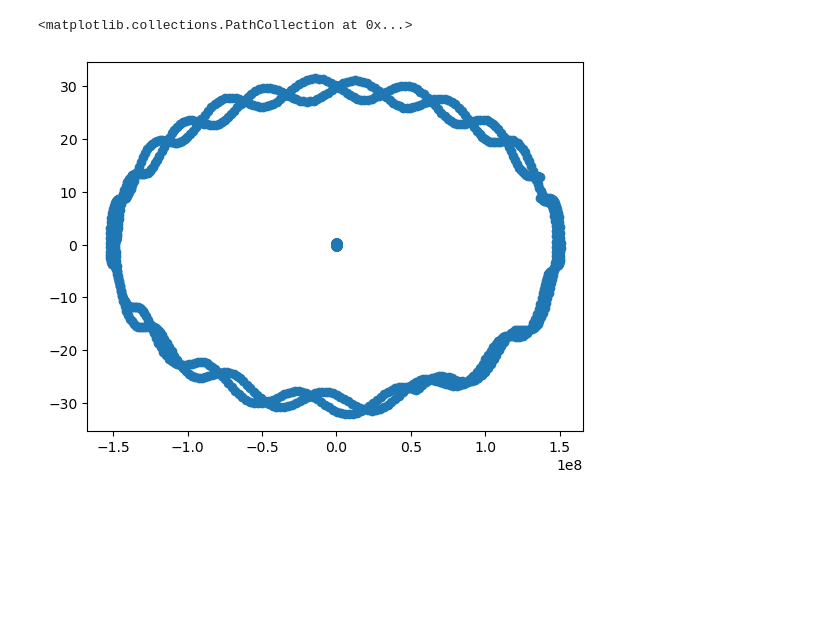
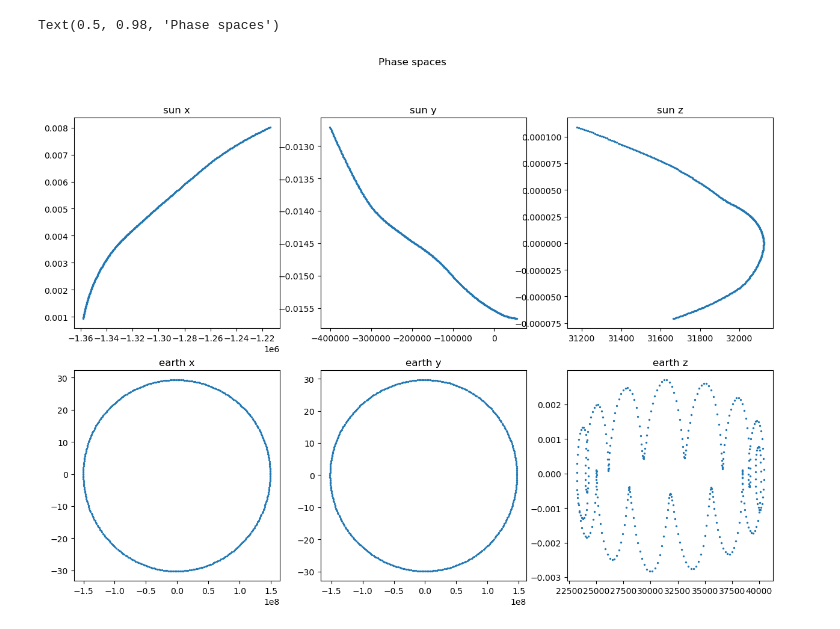
Before and after one commit to bGuenes/Scientific_ML_seminar, a Jupyter notebook: solar_hnn.ipynb, the cells around one changed output. Drawn from its saved outputs; the diff is of its cells as text; code cells hidden in the pictures; blank space fills up the shorter version.

Commit message:
add data and plot till mars

```diff
--- a/solar_hnn.ipynb
+++ b/solar_hnn.ipynb
@@ -28,6 +28,6 @@ def read_data(data_path):
                 pos.append(row[2:5])
                 vel.append(row[5:8])
 
-    return pos, vel
+    return np.asarray(pos).astype(float), np.asarray(vel).astype(float)
 # %%
 sun_q, sun_p = read_data("data/horizons_sun.txt")
@@ -52,5 +38,14 @@ plt.scatter(sun_q, sun_p)
-# %%
-plt.scatter(earth_q, earth_p)
-# %% [output]
-<matplotlib.collections.PathCollection at 0x...>
-[figure, removed]
+# %%
+fig, axs = plt.subplots(2,3, figsize=(15,10))
+coords = ["x", "y", "z"]
+
+for i in range(0, 3):
+    axs[0, i].scatter(sun_q.T[i], sun_p.T[i], s=2)
+    axs[0, i].set_title("sun " + coords[i])
+    axs[1, i].scatter(earth_q.T[i], earth_p.T[i], s=2)
+    axs[1, i].set_title("earth " + coords[i])
+
+fig.suptitle("Phase spaces")
+# %% [output]
+Text(0.5, 0.98, 'Phase spaces')
+[figure, added]
```
Also changed, not shown: parts of 4 cells of this notebook, 11 other files.
